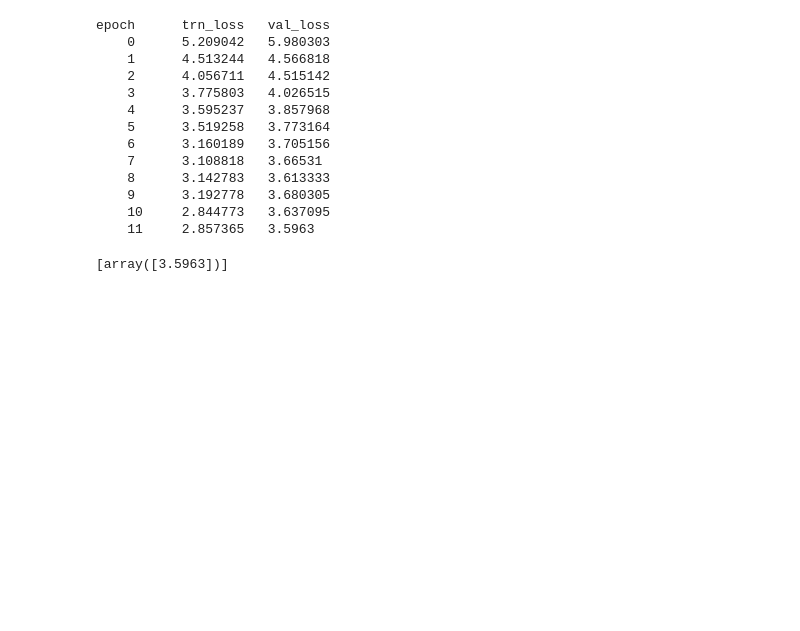
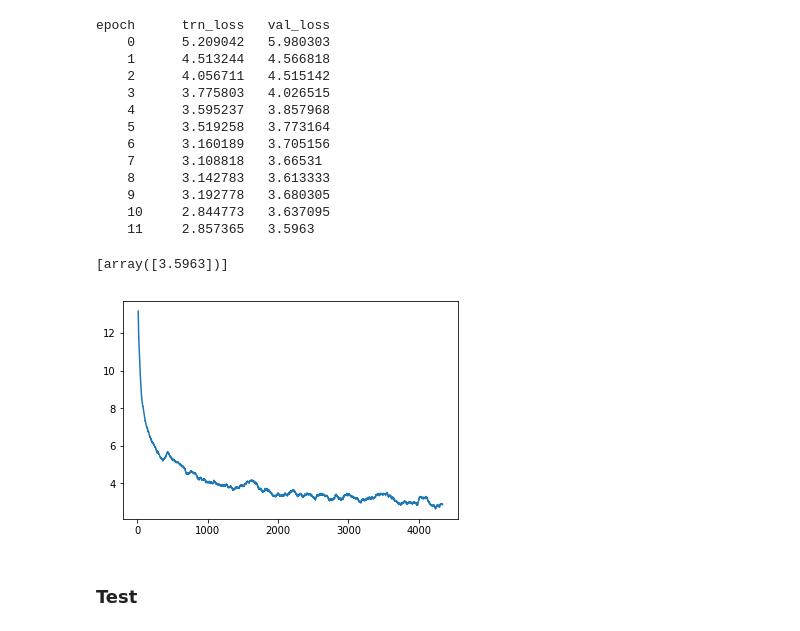
Before and after one commit to Sundragon1993/fastai, a Jupyter notebook: courses/dl2/translate.ipynb, the cells around one changed output. Cells and saved outputs as stored; diff of their text form; code cells hidden in the pictures; blank space fills up the shorter version.

```diff
--- a/courses/dl2/translate.ipynb
+++ b/courses/dl2/translate.ipynb
@@ -588,3 +588,7 @@ epoch      trn_loss   val_loss
     10     2.844773   3.637095
     11     2.857365   3.5963
 [array([3.5963])]
+# %%
+learn.sched.plot_loss()
+# %% [output]
+[figure, added]
@@ -590,0 +599,2 @@ epoch      trn_loss   val_loss
+# %% [markdown]
+### Test
```
Also changed, not shown: parts of 17 cells of this notebook.
